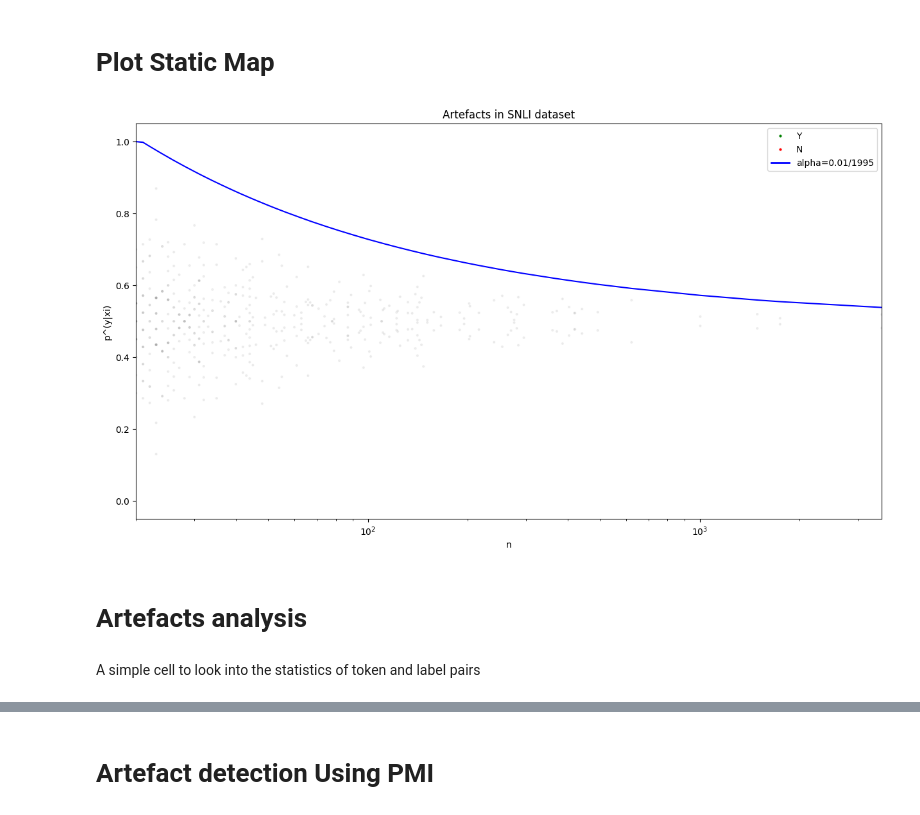
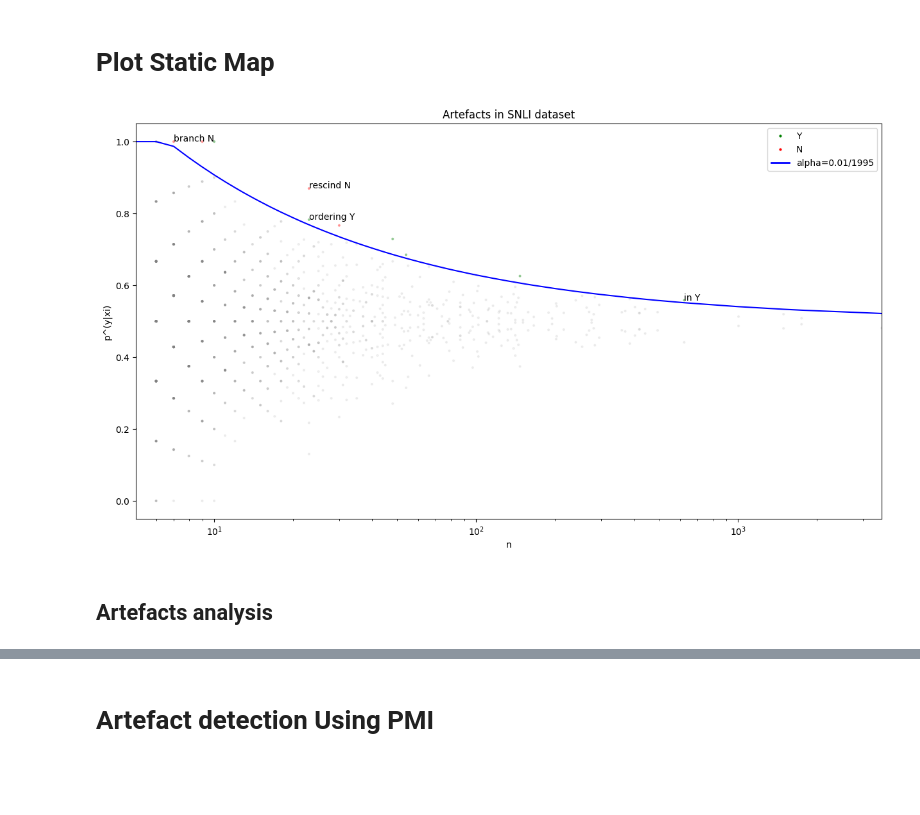
Before and after one commit to VenkateshDas/nli_artefacts_detection, a Jupyter notebook: coliee_artefacts_detection.ipynb, the cells around one changed output, grey strips where cells are left out. Saved outputs shown, nothing was run; the diff lists cells and outputs as text; code cells hidden in the pictures; blank space fills up the shorter version.

Commit message:
Add artefact detection methods for COLIEE

```diff
--- a/coliee_artefacts_detection.ipynb
+++ b/coliee_artefacts_detection.ipynb
@@ -193,15 +214,17 @@ The resulting 'threshold' column in the DataFrame gives the threshold for each t
 # %%
 alpha = 0.01
 num_tests = len(token_df)
-alpha_bonferroni = alpha / num_tests
+
+# do the correction only when the number of tests are larger
+# alpha_bonferroni = alpha / num_tests
 
 # Calculate the z-statistic threshold
-z_alpha = norm.ppf(1 - alpha_bonferroni / 2)
+z_star = norm.ppf(1 - alpha / 2)
 
 # Calculate the overall threshold
-threshold = np.minimum(1, np.maximum(0, p0 + z_alpha / (2 * np.sqrt(token_df['total_count'].sort_values()))))
+threshold = np.minimum(1, np.maximum(0, p0 + z_star / (2 * np.sqrt(token_df['total_count'].sort_values()))))
 
 # Calculate the threshold for each token
-token_df['threshold'] = np.minimum(1, np.maximum(0, p0 + z_alpha / (2 * np.sqrt(token_df['total_count']))))
+token_df['threshold'] = np.minimum(1, np.maximum(0, p0 + z_star / (2 * np.sqrt(token_df['total_count']))))
 
-# token_df['threshold'] = p0 + z_alpha * np.sqrt((p0 * (1 - p0)) / token_df['total_count'])
+# token_df['threshold'] = p0 + z_star * np.sqrt((p0 * (1 - p0)) / token_df['total_count'])
@@ -294,11 +321,10 @@ fig, ax = plt.subplots(figsize=(15,8))
 colors = {'Y': 'g', 'N': 'r', 'grey': 'grey'}
 
 # Define a dictionary of words to annotate in the plot for each label
-# token_label_annotate_dict = {
-#     'contradiction': ['nobody', 'cats', 'cat', 'no', 'sleeping'],
-#     'neutral': ['vacation', 'first', 'competition'],
-#     'entailment': ['outdoors', 'animal', 'outside', 'person', 'people']
-# }
+token_label_annotate_dict = {
+    'N': ['rescind', 'branch'],
+    'Y': ['in', 'ordering']
+}
 
 # Plot the observed probabilities for each token and label
 for label in labels:
@@ -313,42 +339,40 @@ for label in labels:
     alpha_series[is_above_threshold] = 0.3
 
     # Plot the points for this label
     ax.scatter(token_df['total_count'], token_df[f'{label}_prob'], c=color_series, alpha=alpha_series, s=4)
 
     # # Add annotations for selected words
-    # for token in set(token_label_annotate_dict[label]) & set(token_df['token']):
-    #     x = token_df.loc[token_df['token'] == token, 'total_count'].values[0]
-    #     y = token_df.loc[token_df['token'] == token, f'{label}_prob'].values[0]
-    #     ax.annotate(f'{token} {label[0]}', (x, y))
+    for token in set(token_label_annotate_dict[label]) & set(token_df['token']):
+        x = token_df.loc[token_df['token'] == token, 'total_count'].values[0]
+        y = token_df.loc[token_df['token'] == token, f'{label}_prob'].values[0]
+        ax.annotate(f'{token} {label[0]}', (x, y))
 
 # Add the threshold line to the plot
 ax.plot(token_df['total_count'].sort_values(), threshold, 'b-', label=f'alpha=0.01/{num_tests}')
 
 # Adjust x-axis to be logarithmic and limit its range
 ax.set_xscale('log')
-ax.set_xlim([10**1.3, max(token_df['total_count'])])
+ax.set_xlim([10**0.7, max(token_df['total_count'])])
 
 # Hide the first x-axis label
 ax.xaxis.get_major_ticks()[0].label1.set_visible(False)
 
 # Set the labels for the x and y axes, and the title for the plot
 ax.set_xlabel('n')
 ax.set_ylabel('p^(y|xi)')
 ax.set_title('Artefacts in SNLI dataset')
 
 # Create custom legend
 legend_elements = [Line2D([0], [0], marker='o', color='w', label=label,
                           markerfacecolor=color, markersize=4) for label, color in colors.items() if label != 'grey']
 legend_elements.append(Line2D([0], [0], color='b', lw=2, label=f'alpha={alpha}/{num_tests}'))  # Add threshold line to legend
 ax.legend(handles=legend_elements, loc='upper right')
 
 # Display the plot
 plt.show()
 # %% [output]
-[figure, old version]
+[figure, new version]
 # %%
 # plt.savefig('snli_artefacts_chart.png', bbox_inches='tight')
 # %% [markdown]
-# Artefacts analysis
+## Artefacts analysis
-# %% [markdown]
-A simple cell to look into the statistics of token and label pairs
```
Also changed, not shown: parts of 54 cells of this notebook.
